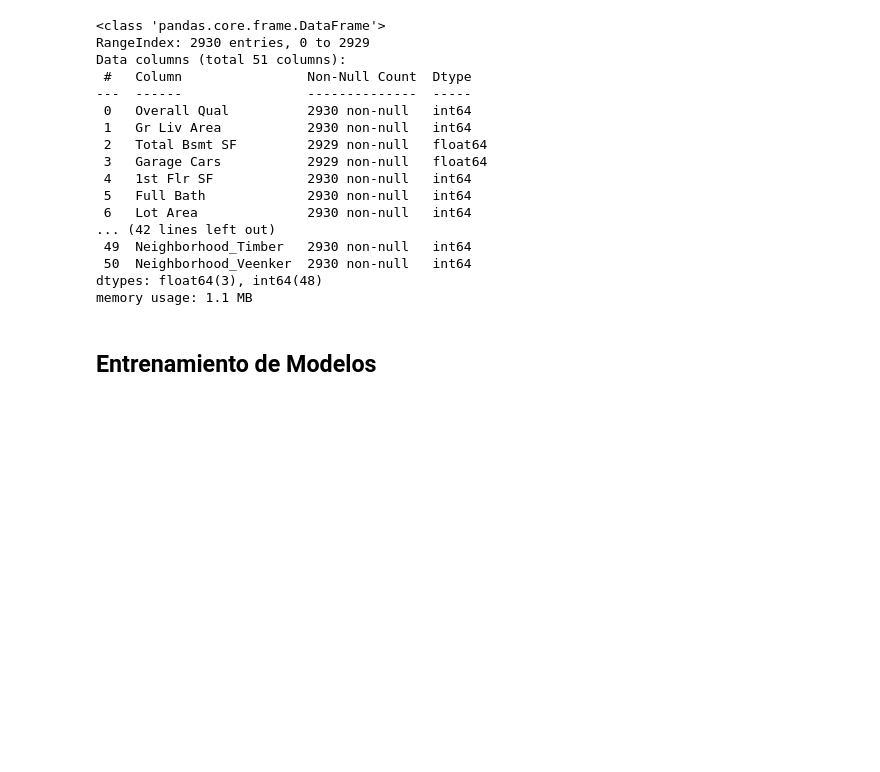
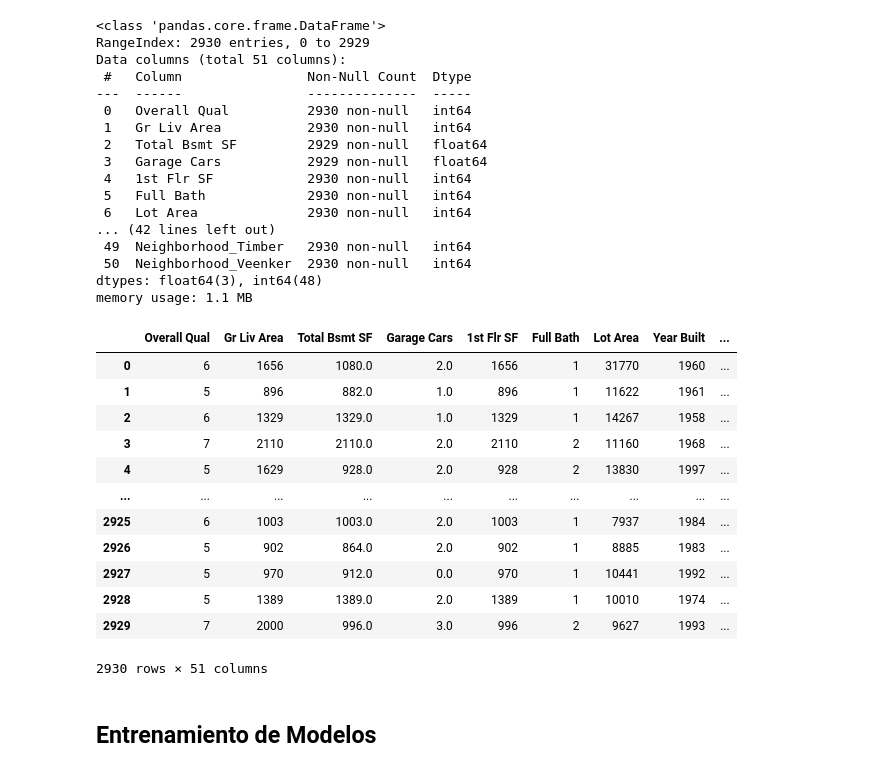
Before and after one commit to estebanSem/p4.3---modelos, a Jupyter notebook: p4.3.ipynb, the cells around one changed output. Drawn from its saved outputs; the diff is of its cells as text; code cells hidden in the pictures; blank space fills up the shorter version.

```diff
--- a/p4.3.ipynb
+++ b/p4.3.ipynb
@@ -203,6 +196,22 @@ Data columns (total 51 columns):
  50  Neighborhood_Veenker  2930 non-null   int64
 dtypes: float64(3), int64(48)
 memory usage: 1.1 MB
+# %%
+df_train
+# %% [output]
+|  | Overall Qual | Gr Liv Area | Total Bsmt SF | Garage Cars | 1st Flr SF | Full Bath | Lot Area | Year Built | ... |
+| 0 | 6 | 1656 | 1080.0 | 2.0 | 1656 | 1 | 31770 | 1960 | ... |
+| 1 | 5 | 896 | 882.0 | 1.0 | 896 | 1 | 11622 | 1961 | ... |
+| 2 | 6 | 1329 | 1329.0 | 1.0 | 1329 | 1 | 14267 | 1958 | ... |
+| 3 | 7 | 2110 | 2110.0 | 2.0 | 2110 | 2 | 11160 | 1968 | ... |
+| 4 | 5 | 1629 | 928.0 | 2.0 | 928 | 2 | 13830 | 1997 | ... |
+| ... | ... | ... | ... | ... | ... | ... | ... | ... | ... |
+| 2925 | 6 | 1003 | 1003.0 | 2.0 | 1003 | 1 | 7937 | 1984 | ... |
+| 2926 | 5 | 902 | 864.0 | 2.0 | 902 | 1 | 8885 | 1983 | ... |
+| 2927 | 5 | 970 | 912.0 | 0.0 | 970 | 1 | 10441 | 1992 | ... |
+| 2928 | 5 | 1389 | 1389.0 | 2.0 | 1389 | 1 | 10010 | 1974 | ... |
+| 2929 | 7 | 2000 | 996.0 | 3.0 | 996 | 2 | 9627 | 1993 | ... |
+2930 rows × 51 columns
 # %% [markdown]
 ## Entrenamiento de Modelos
 # %% [markdown]
```
Also changed, not shown: parts of 24 cells of this notebook.
